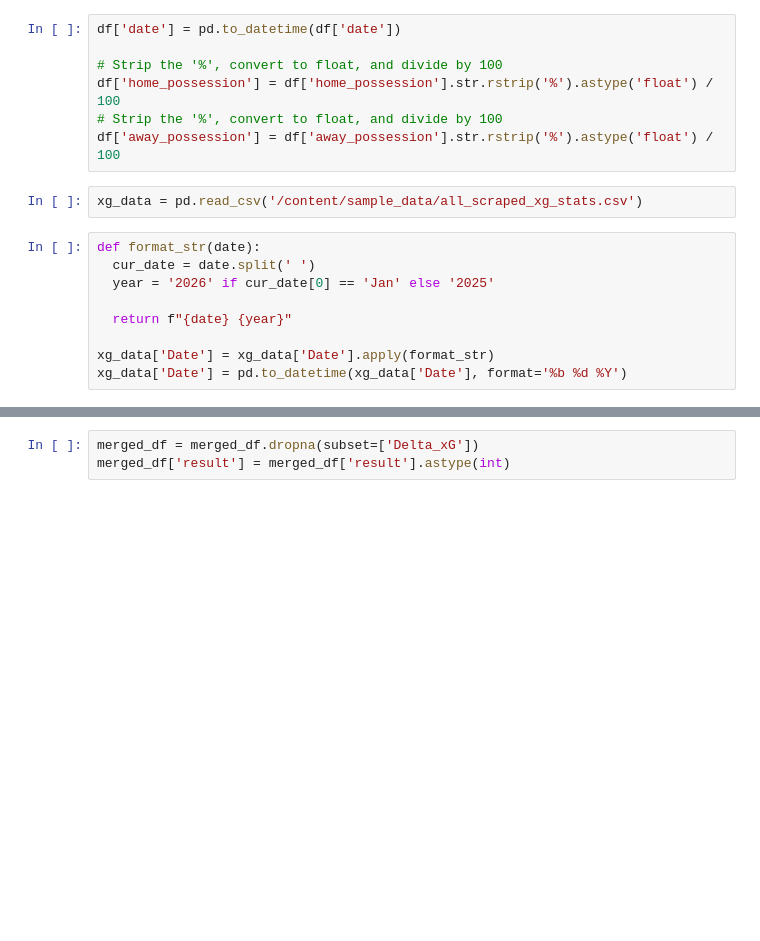
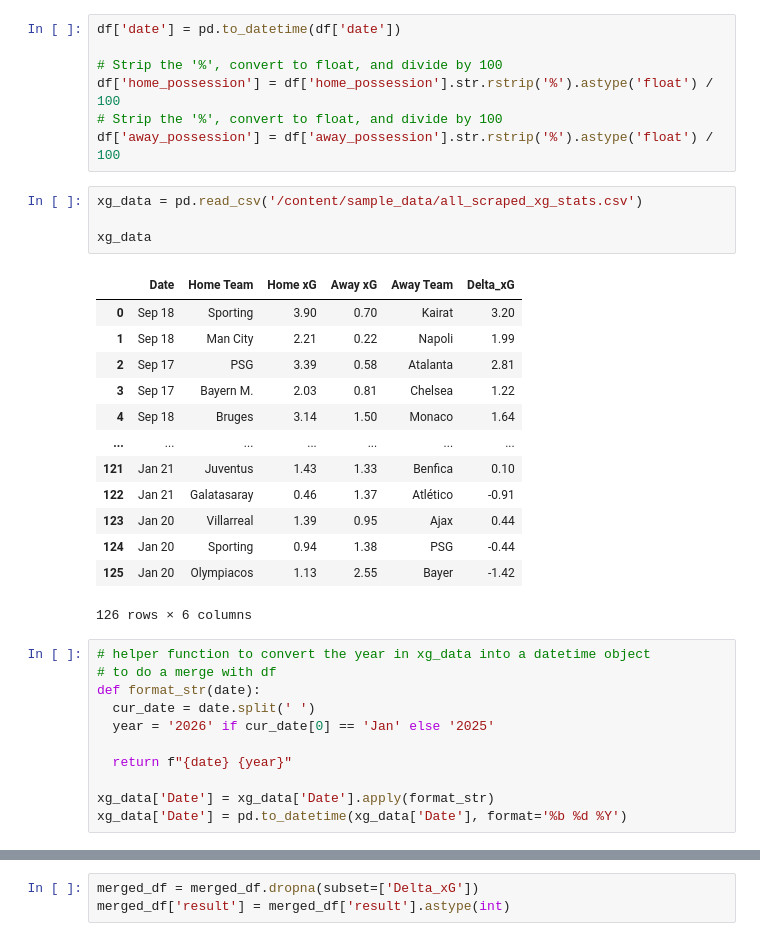
Before and after one commit to hoang2111/ucl-prediction-neural_network-vs-XGBoost, a Jupyter notebook: predicting_UCL_neural_network_vs_XGBoost_with_cv.ipynb, the cells around one changed output, grey strips where cells are left out. Drawn from its saved outputs; the diff is of its cells as text; blank space fills up the shorter version.

```diff
--- a/predicting_UCL_neural_network_vs_XGBoost_with_cv.ipynb
+++ b/predicting_UCL_neural_network_vs_XGBoost_with_cv.ipynb
@@ -29,7 +53,25 @@ df['home_possession'] = df['home_possession'].str.rstrip('%').astype('float') /
 df['away_possession'] = df['away_possession'].str.rstrip('%').astype('float') / 100
 # %%
 xg_data = pd.read_csv('/content/sample_data/all_scraped_xg_stats.csv')
+
+xg_data
+# %% [output]
+|  | Date | Home Team | Home xG | Away xG | Away Team | Delta_xG |
+| 0 | Sep 18 | Sporting | 3.90 | 0.70 | Kairat | 3.20 |
+| 1 | Sep 18 | Man City | 2.21 | 0.22 | Napoli | 1.99 |
+| 2 | Sep 17 | PSG | 3.39 | 0.58 | Atalanta | 2.81 |
+| 3 | Sep 17 | Bayern M. | 2.03 | 0.81 | Chelsea | 1.22 |
+| 4 | Sep 18 | Bruges | 3.14 | 1.50 | Monaco | 1.64 |
+| ... | ... | ... | ... | ... | ... | ... |
+| 121 | Jan 21 | Juventus | 1.43 | 1.33 | Benfica | 0.10 |
+| 122 | Jan 21 | Galatasaray | 0.46 | 1.37 | Atlético | -0.91 |
+| 123 | Jan 20 | Villarreal | 1.39 | 0.95 | Ajax | 0.44 |
+| 124 | Jan 20 | Sporting | 0.94 | 1.38 | PSG | -0.44 |
+| 125 | Jan 20 | Olympiacos | 1.13 | 2.55 | Bayer | -1.42 |
+126 rows × 6 columns
 # %%
+# helper function to convert the year in xg_data into a datetime object
+# to do a merge with df
 def format_str(date):
   cur_date = date.split(' ')
   year = '2026' if cur_date[0] == 'Jan' else '2025'
```
Also changed, not shown: parts of 10 cells of this notebook.
